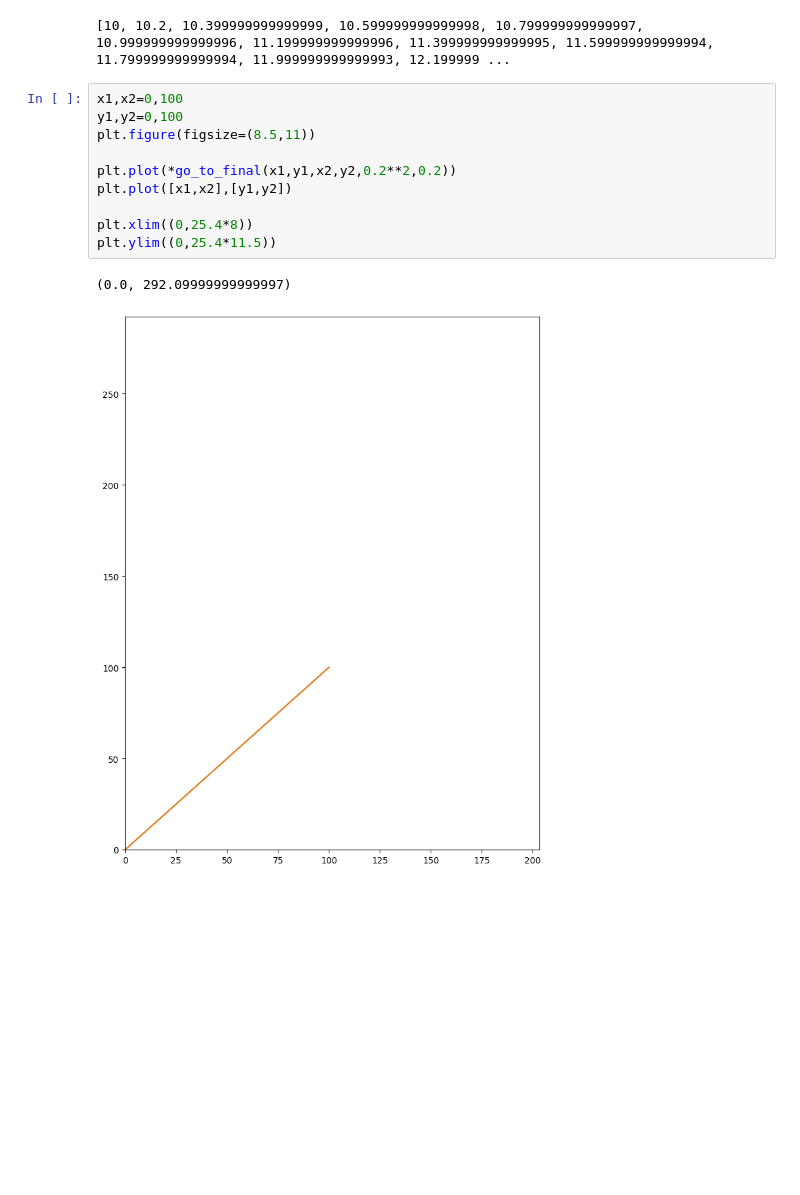
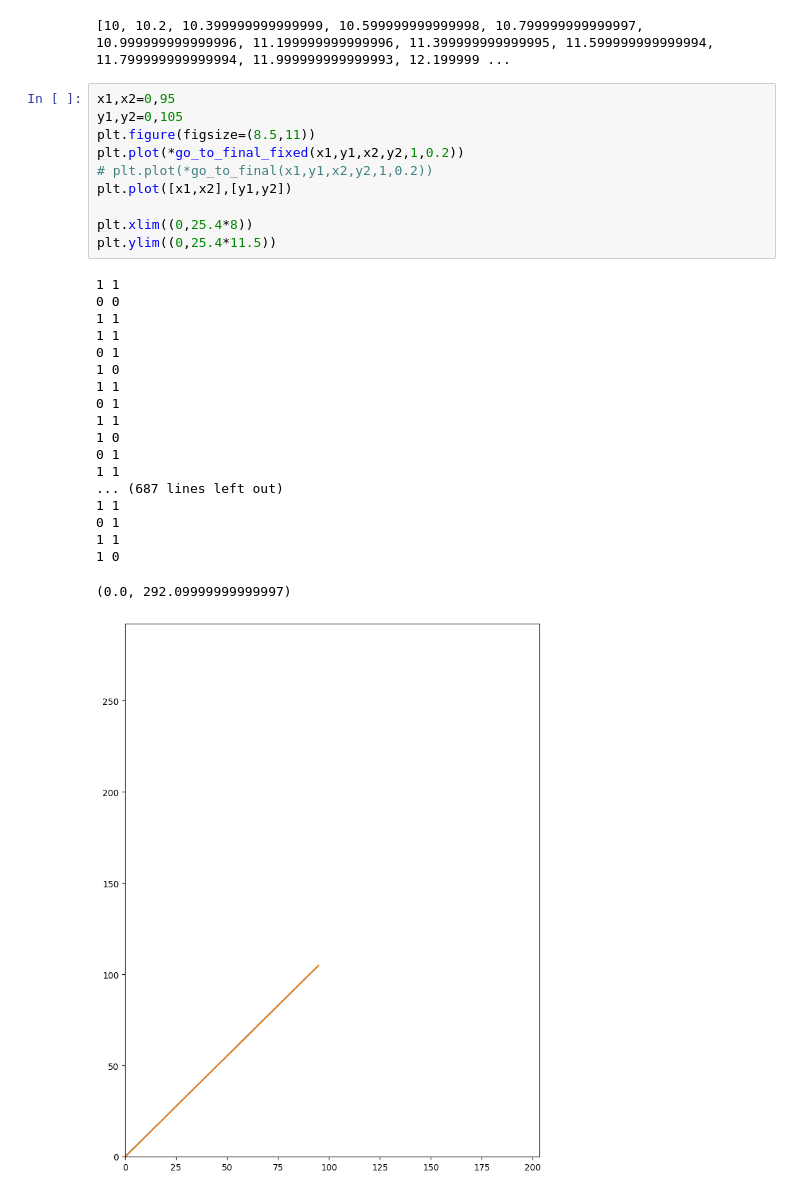
Before and after one commit to srinath-iyer/Drawing-Bot, a Jupyter notebook: examples/movement_sim.ipynb, the cells around one changed output. Saved outputs shown, nothing was run; the diff lists cells and outputs as text; blank space fills up the shorter version.

```diff
--- a/examples/movement_sim.ipynb
+++ b/examples/movement_sim.ipynb
@@ -119,18 +164,35 @@ print(*go_to_original(10,10,105,105,0.2**2,0.2))
 # %% [output]
 [10, 10.2, 10.399999999999999, 10.599999999999998, 10.799999999999997, 10.999999999999996, 11.199999999999996, 11.399999999999995, 11.599999999999994, 11.799999999999994, 11.999999999999993, 12.199999 ...
 # %%
-x1,x2=0,100
-y1,y2=0,100
+x1,x2=0,95
+y1,y2=0,105
 plt.figure(figsize=(8.5,11))
-
-plt.plot(*go_to_final(x1,y1,x2,y2,0.2**2,0.2))
+plt.plot(*go_to_final_fixed(x1,y1,x2,y2,1,0.2))
+# plt.plot(*go_to_final(x1,y1,x2,y2,1,0.2))
 plt.plot([x1,x2],[y1,y2])
 
 plt.xlim((0,25.4*8))
 plt.ylim((0,25.4*11.5))
 # %% [output]
-(0.0, 292.09999999999997)
+1 1
+0 0
+1 1
+1 1
+0 1
+1 0
+1 1
+0 1
+1 1
+1 0
+0 1
+1 1
+... (687 lines left out)
+1 1
+0 1
+1 1
+1 0
+(0.0, 292.09999999999997)
-[figure, old version]
+[figure, new version]
 # %%
 # Circle function:
 # radius = 1cm, so circumference = 2
```
Also changed, not shown: parts of 2 cells of this notebook, 2 other files.
